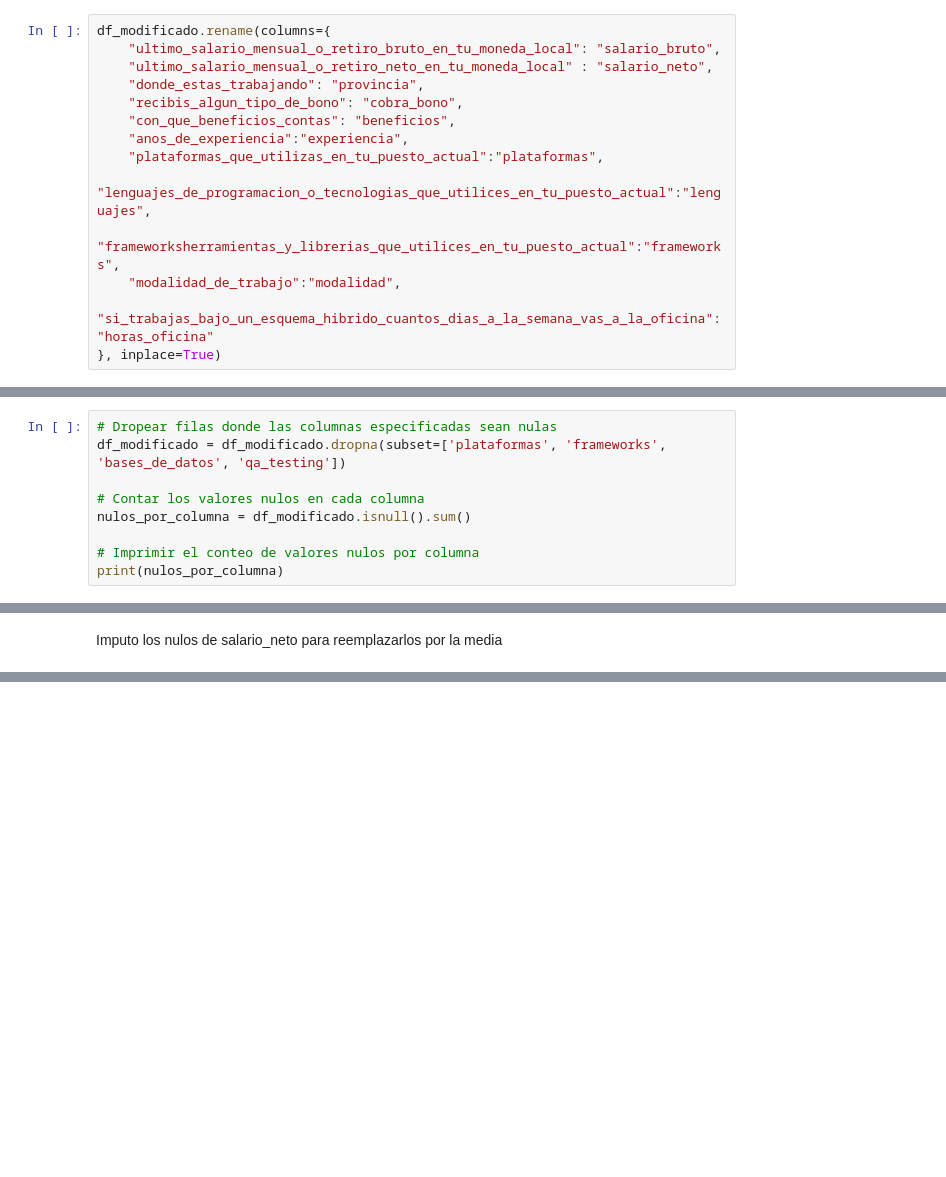
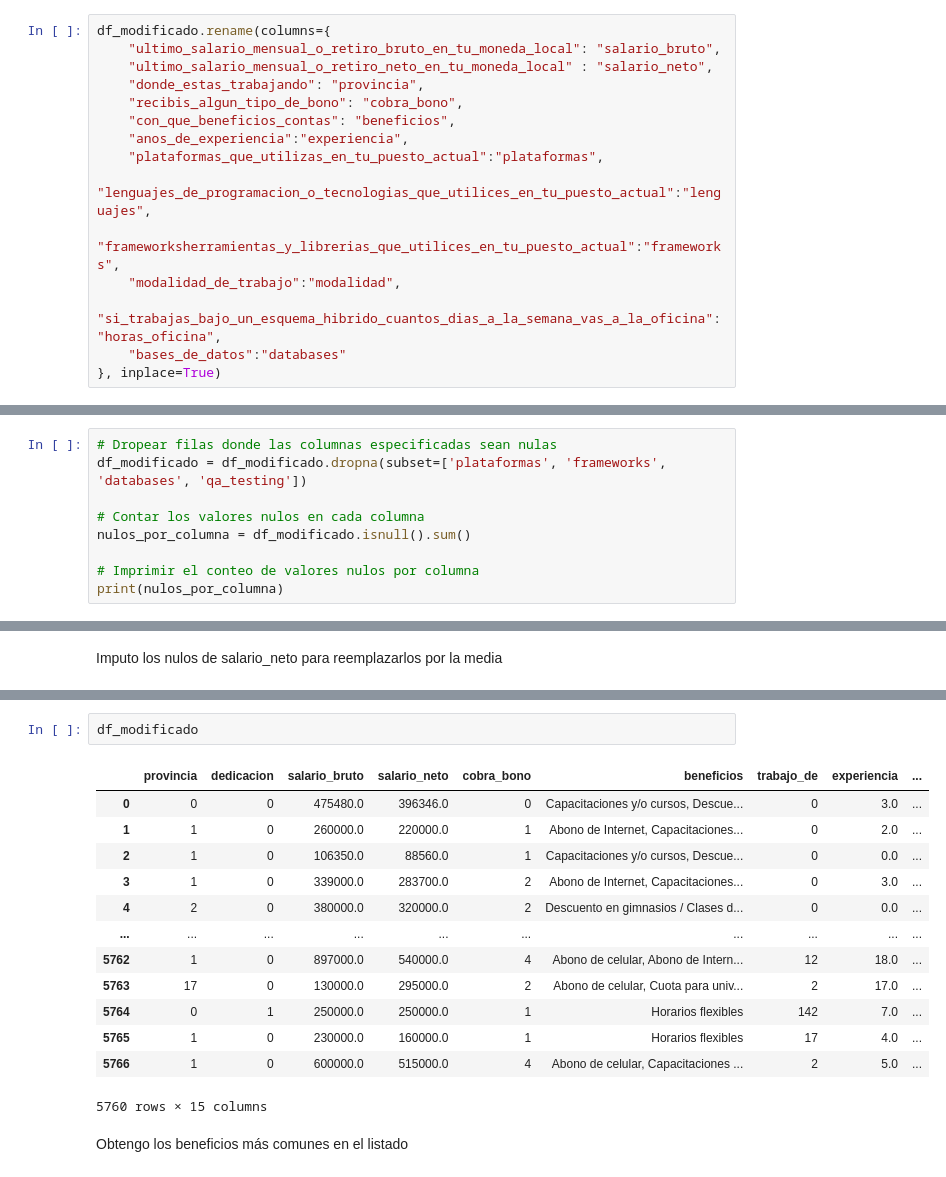
Before and after one commit to AgustinCocciardi/IA-Aplicada, a Jupyter notebook: Encuesta_de_sueldos.ipynb, the cells around one changed output, grey strips where cells are left out. Cells and saved outputs as stored; diff of their text form; blank space fills up the shorter version.

```diff
--- a/Encuesta_de_sueldos.ipynb
+++ b/Encuesta_de_sueldos.ipynb
@@ -295,7 +296,8 @@ df_modificado.rename(columns={
     "lenguajes_de_programacion_o_tecnologias_que_utilices_en_tu_puesto_actual":"lenguajes",
     "frameworksherramientas_y_librerias_que_utilices_en_tu_puesto_actual":"frameworks",
     "modalidad_de_trabajo":"modalidad",
-    "si_trabajas_bajo_un_esquema_hibrido_cuantos_dias_a_la_semana_vas_a_la_oficina":"horas_oficina"
+    "si_trabajas_bajo_un_esquema_hibrido_cuantos_dias_a_la_semana_vas_a_la_oficina":"horas_oficina",
+    "bases_de_datos":"databases"
 }, inplace=True)
 # %%
 df_modificado
@@ -367,7 +369,7 @@ dtype: int64
 Dropeo las filas donde haya nulos en plataformas, frameworks, bases_de_datos y qa_testing ya que son muy pocos registros.
 # %%
 # Dropear filas donde las columnas especificadas sean nulas
-df_modificado = df_modificado.dropna(subset=['plataformas', 'frameworks', 'bases_de_datos', 'qa_testing'])
+df_modificado = df_modificado.dropna(subset=['plataformas', 'frameworks', 'databases', 'qa_testing'])
 
 # Contar los valores nulos en cada columna
 nulos_por_columna = df_modificado.isnull().sum()
@@ -427 +439,19 @@ horas_oficina     0
 dtype: int64
+# %%
+df_modificado
+# %% [output]
+|  | provincia | dedicacion | salario_bruto | salario_neto | cobra_bono | beneficios | trabajo_de | experiencia | ... |
+| 0 | 0 | 0 | 475480.0 | 396346.0 | 0 | Capacitaciones y/o cursos, Descue... | 0 | 3.0 | ... |
+| 1 | 1 | 0 | 260000.0 | 220000.0 | 1 | Abono de Internet, Capacitaciones... | 0 | 2.0 | ... |
+| 2 | 1 | 0 | 106350.0 | 88560.0 | 1 | Capacitaciones y/o cursos, Descue... | 0 | 0.0 | ... |
+| 3 | 1 | 0 | 339000.0 | 283700.0 | 2 | Abono de Internet, Capacitaciones... | 0 | 3.0 | ... |
+| 4 | 2 | 0 | 380000.0 | 320000.0 | 2 | Descuento en gimnasios / Clases d... | 0 | 0.0 | ... |
+| ... | ... | ... | ... | ... | ... | ... | ... | ... | ... |
+| 5762 | 1 | 0 | 897000.0 | 540000.0 | 4 | Abono de celular, Abono de Intern... | 12 | 18.0 | ... |
+| 5763 | 17 | 0 | 130000.0 | 295000.0 | 2 | Abono de celular, Cuota para univ... | 2 | 17.0 | ... |
+| 5764 | 0 | 1 | 250000.0 | 250000.0 | 1 | Horarios flexibles | 142 | 7.0 | ... |
+| 5765 | 1 | 0 | 230000.0 | 160000.0 | 1 | Horarios flexibles | 17 | 4.0 | ... |
+| 5766 | 1 | 0 | 600000.0 | 515000.0 | 4 | Abono de celular, Capacitaciones ... | 2 | 5.0 | ... |
+5760 rows × 15 columns
+# %% [markdown]
+Obtengo los beneficios más comunes en el listado
```
Also changed, not shown: parts of 24 cells of this notebook.
